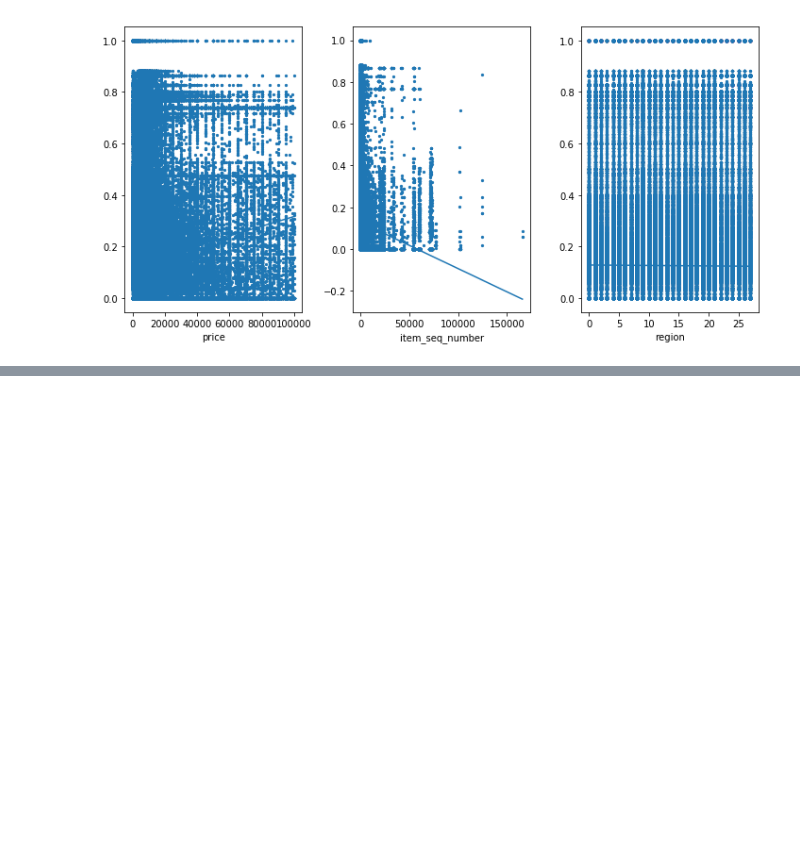
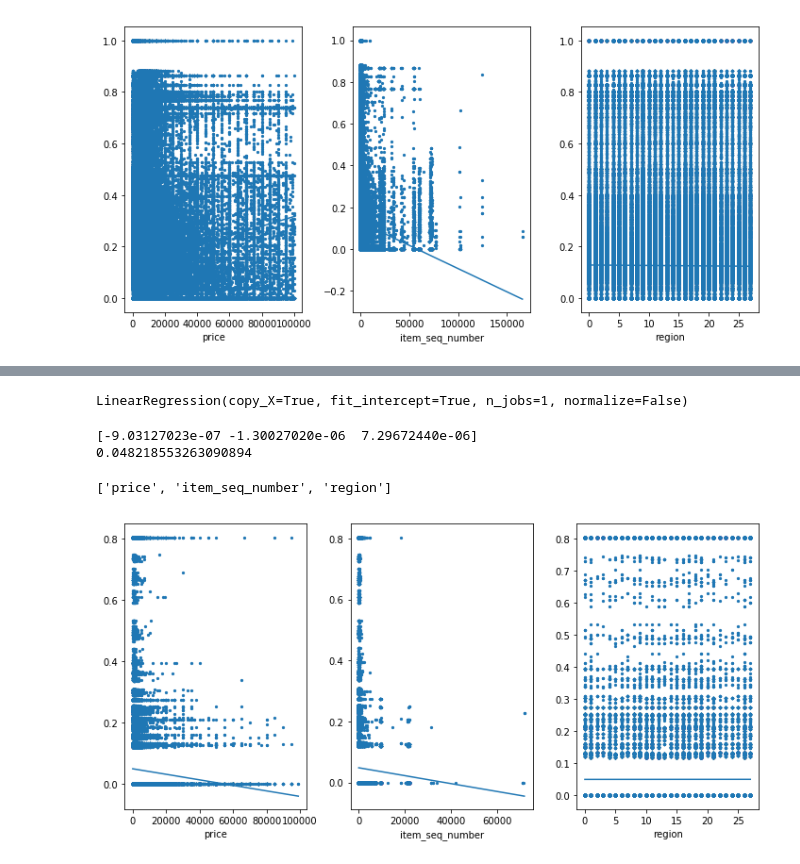
Before and after one commit to albalu/gdso-avito, a Jupyter notebook: naive_linear_regression.ipynb, the cells around one changed output, grey strips where cells are left out. Cells and saved outputs as stored; diff of their text form; code cells hidden in the pictures; blank space fills up the shorter version.

Commit message:
try to use only one category in the naive linear regression

```diff
--- a/naive_linear_regression.ipynb
+++ b/naive_linear_regression.ipynb
@@ -142,0 +145,3 @@ plt.tight_layout()
+# %%
+train = pd.read_sql('SELECT price,item_seq_number,region,category_name,deal_probability FROM train WHERE price < 100000', avito).dropna()
+train['category_name'].nunique()
@@ -142,0 +152,10 @@ plt.tight_layout()
+# %%
+region = preprocessing.LabelEncoder()
+region.fit(train['region'])
+list(region.classes_)
+train['region'] = region.transform(train['region'])
+
+categ = preprocessing.LabelEncoder()
+categ.fit(train['category_name'])
+list(categ.classes_)
+train['category_name'] = categ.transform(train['category_name'])
@@ -142,0 +183,29 @@ plt.tight_layout()
+# %%
+train29 = train[train['category_name'] == 29]
+X_train29 = train29[['price','item_seq_number','region']].values[:-20]
+y_train29 = train29['deal_probability'].values[:-20]
+# %%
+from sklearn import linear_model
+regr = linear_model.LinearRegression()
+regr.fit(X_train29, y_train29)
+# %% [output]
+LinearRegression(copy_X=True, fit_intercept=True, n_jobs=1, normalize=False)
+# %%
+print(regr.coef_)
+print(regr.intercept_)
+list(train)[0:3]
+# %% [output]
+[-9.03127023e-07 -1.30027020e-06  7.29672440e-06]
+0.048218553263090894
+['price', 'item_seq_number', 'region']
+# %%
+plt.figure(figsize=(10, 5))
+for i, feat_name in enumerate(list(train29)[0:3]):
+    linex = np.linspace(0.0, max(X_train29[:,i]), num=100)
+    plt.subplot(1, 3, i+1)
+    plt.scatter(X_train29[:,i], y_train29, s=5)
+    plt.plot(linex, linex*regr.coef_[i]+regr.intercept_)
+    plt.xlabel(feat_name)
+plt.tight_layout()
+# %% [output]
+[figure, added]
```
Also changed, not shown: parts of 6 cells of this notebook.
